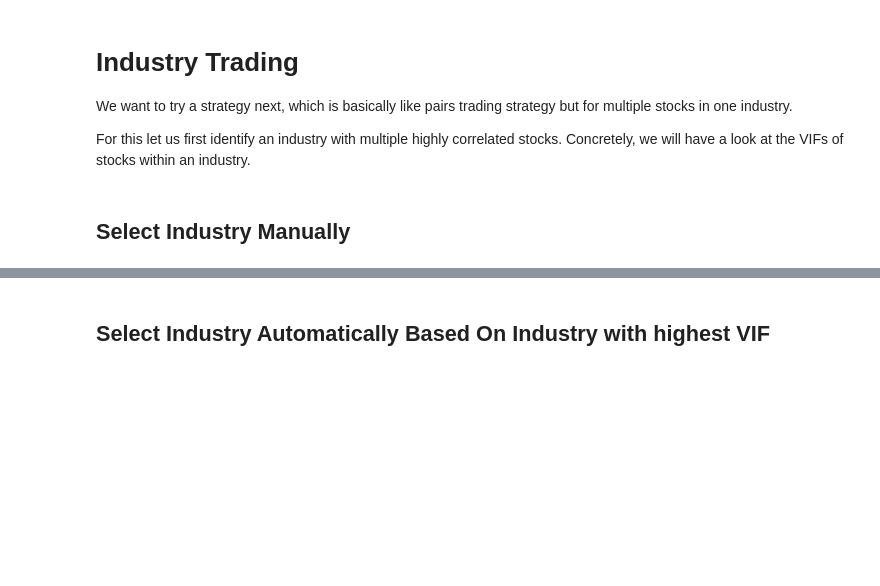
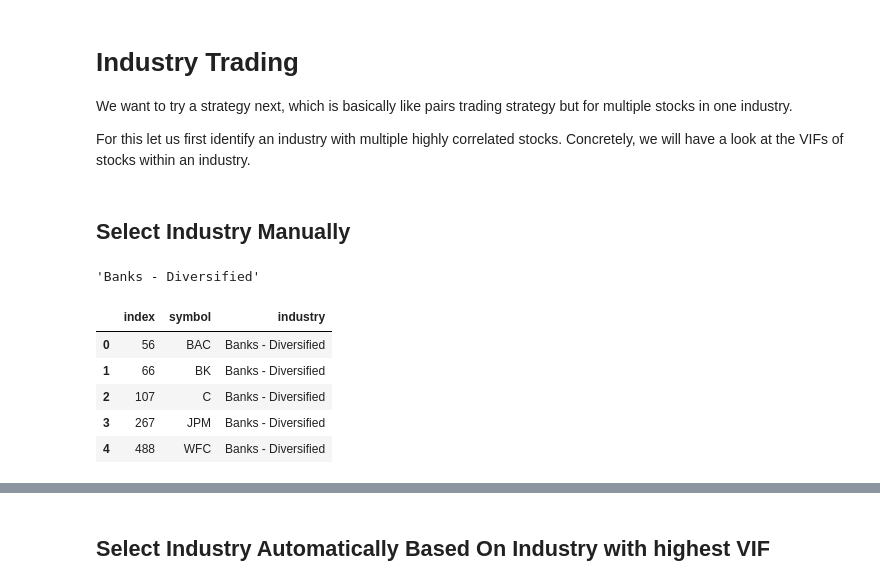
Before and after one commit to SeanDisaro/QuantCodingProjects, a Jupyter notebook: pairsTradingAndIndustryTrading.ipynb, the cells around one changed output, grey strips where cells are left out. Cells and saved outputs as stored; diff of their text form; code cells hidden in the pictures; blank space fills up the shorter version.

```diff
--- a/pairsTradingAndIndustryTrading.ipynb
+++ b/pairsTradingAndIndustryTrading.ipynb
@@ -313,6 +317,19 @@ industryIndex = 5
 symbols = stocksByIndustry[industryIndex]["symbol"].to_list()
 numStocksInIndustry = len(symbols)
 df = get_historical_as_df(symbols)
+# %%
+stocksByIndustry[industryIndex]["industry"].iloc[0]
+# %% [output]
+'Banks - Diversified'
+# %%
+stocksByIndustry[industryIndex]
+# %% [output]
+|  | index | symbol | industry |
+| 0 | 56 | BAC | Banks - Diversified |
+| 1 | 66 | BK | Banks - Diversified |
+| 2 | 107 | C | Banks - Diversified |
+| 3 | 267 | JPM | Banks - Diversified |
+| 4 | 488 | WFC | Banks - Diversified |
 # %%
 df_with_const = add_constant(df)
 vif_data = pd.DataFrame()
```
Also changed, not shown: parts of 23 cells of this notebook, 2 other files.
